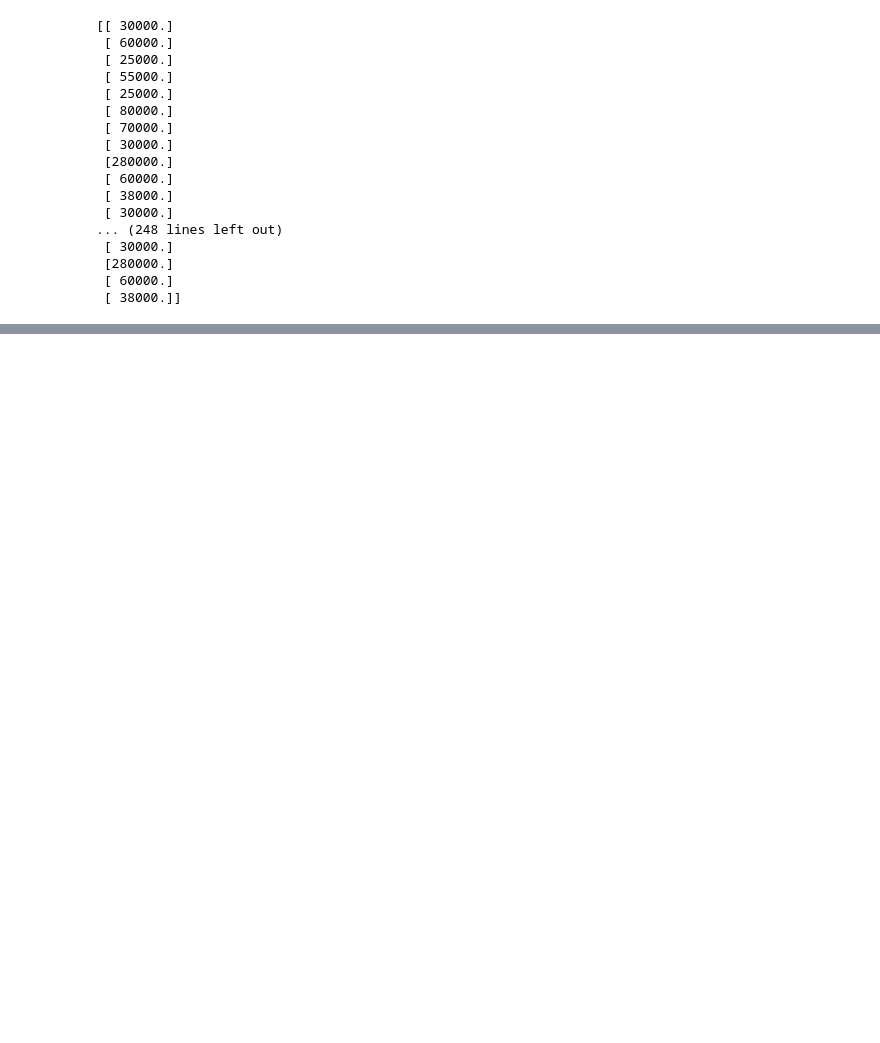
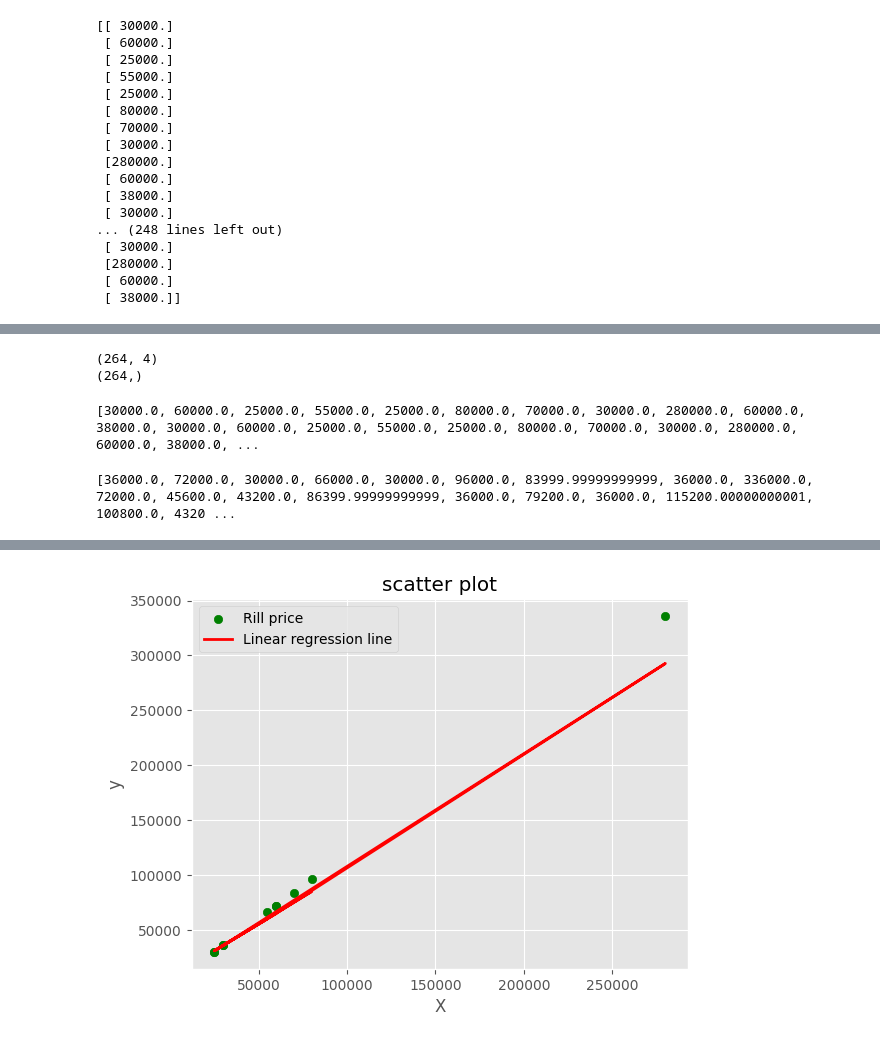
Before and after one commit to Bloomy-Bangkit/bloomy-price-predictor, a Jupyter notebook: pricepredictor.ipynb, the cells around one changed output, grey strips where cells are left out. Drawn from its saved outputs; the diff is of its cells as text; code cells hidden in the pictures; blank space fills up the shorter version.

```diff
--- a/pricepredictor.ipynb
+++ b/pricepredictor.ipynb
@@ -269,0 +345,34 @@ print(price)
+# %%
+print(X.shape)
+print(y.shape)
+# %% [output]
+(264, 4)
+(264,)
+# %%
+arr = scaler.inverse_transform(data[['Actual Price']])
+arr2 = []
+for array in arr :
+    arr2.append(array[0])
+
+print(arr2)
+# %% [output]
+[30000.0, 60000.0, 25000.0, 55000.0, 25000.0, 80000.0, 70000.0, 30000.0, 280000.0, 60000.0, 38000.0, 30000.0, 60000.0, 25000.0, 55000.0, 25000.0, 80000.0, 70000.0, 30000.0, 280000.0, 60000.0, 38000.0, ...
+# %%
+arr_price = scaler2.inverse_transform(data[['Price']])
+arr_price2 = []
+for array in arr_price :
+    arr_price2.append(array[0])
+print(arr_price2)
+# %% [output]
+[36000.0, 72000.0, 30000.0, 66000.0, 30000.0, 96000.0, 83999.99999999999, 36000.0, 336000.0, 72000.0, 45600.0, 43200.0, 86399.99999999999, 36000.0, 79200.0, 36000.0, 115200.00000000001, 100800.0, 4320 ...
+# %%
+xt = X.T
+y_pred_humu = model_that_she_not_worry_about.predict(X)
+plt.scatter(arr2[:10], arr_price2[:10], color='green', label='Rill price')
+plt.plot(arr2[:10], scaler2.inverse_transform(y_pred_humu[:10]), color='red', linewidth=2, label='Linear regression line')
+plt.xlabel('X')
+plt.ylabel('y')
+plt.legend()
+plt.title('scatter plot')
+plt.show()
+# %% [output]
@@ -269,0 +380 @@ print(price)
+[figure, added]
```
Also changed, not shown: parts of 53 cells of this notebook.
